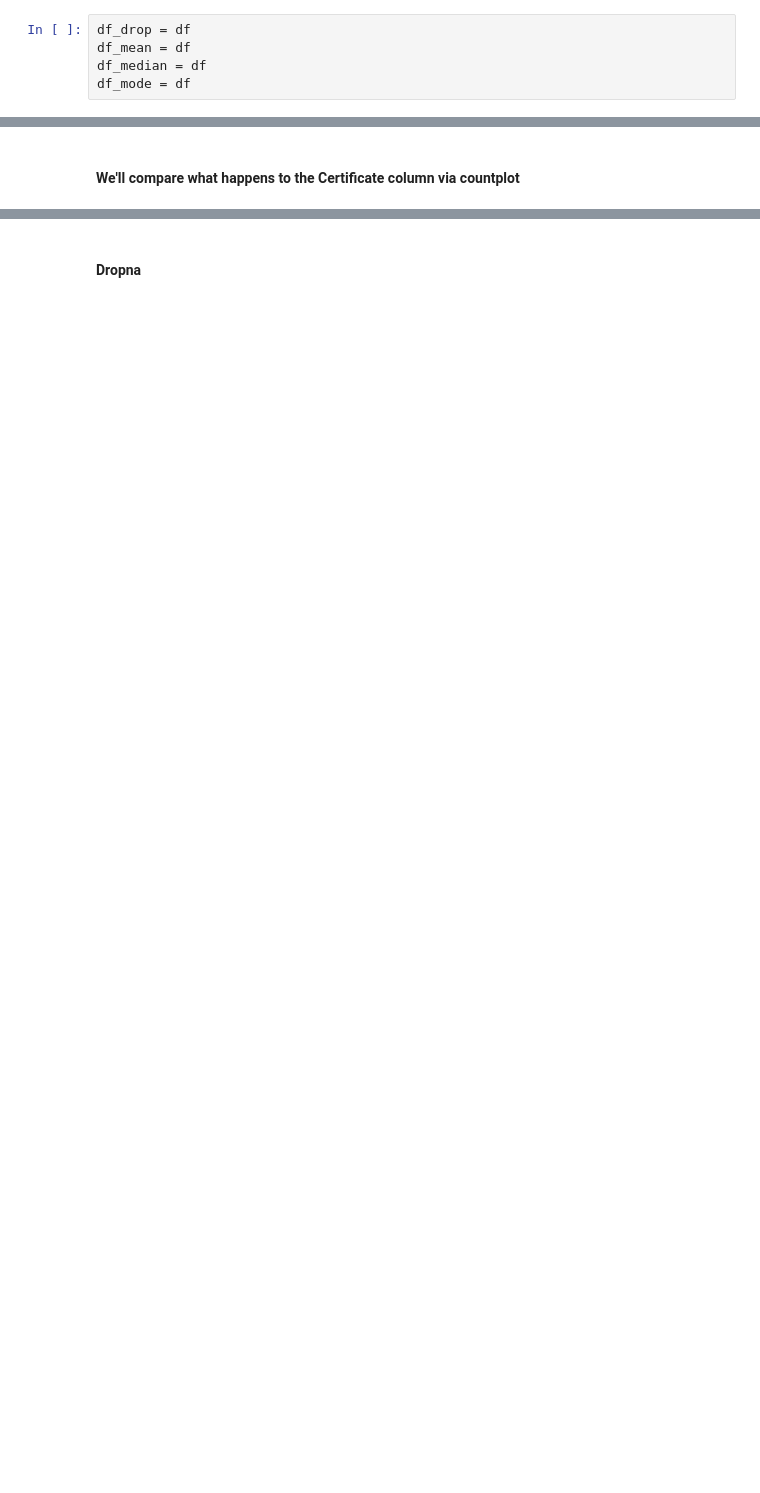
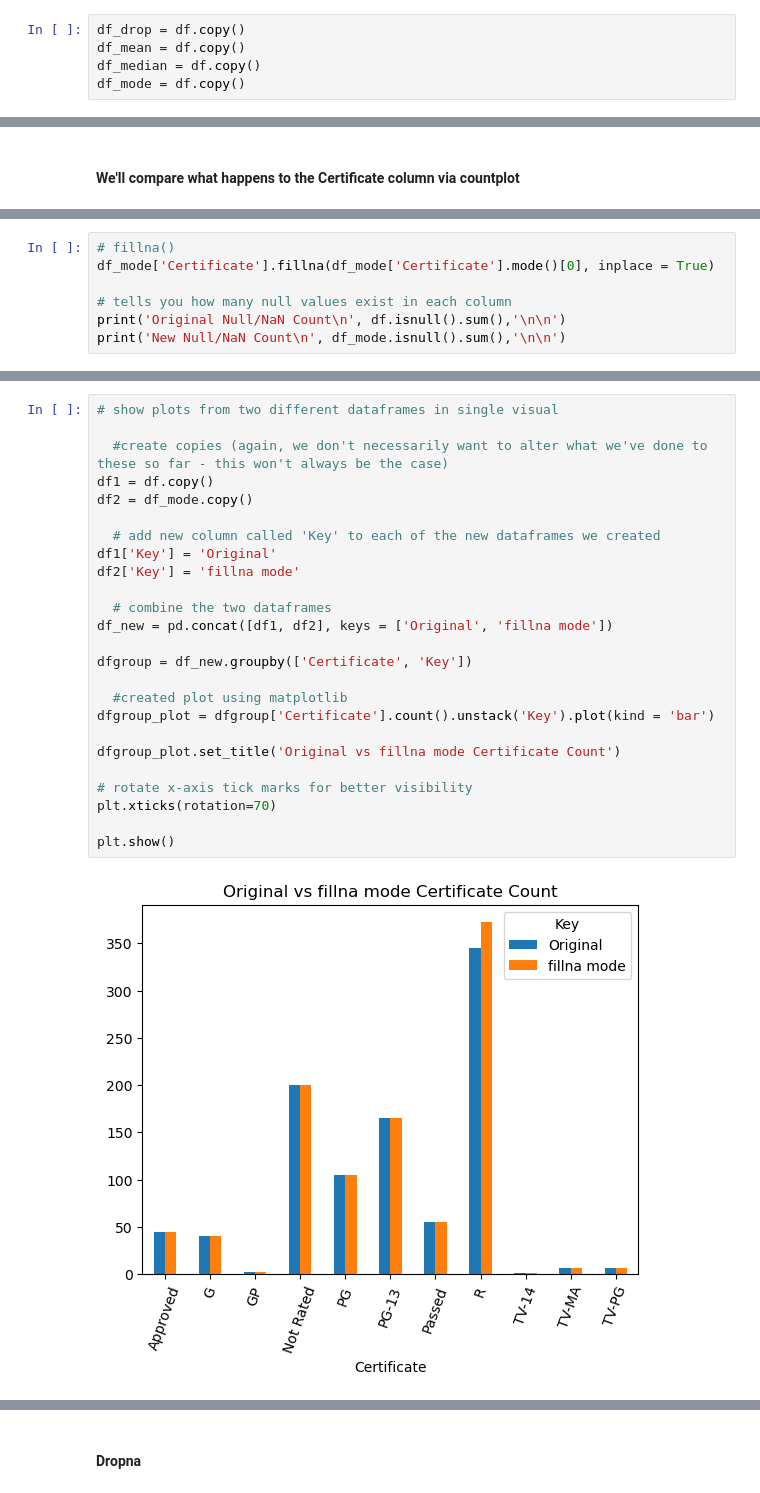
Before and after one commit to likeawednesday/TechCamp_DataViz, a Jupyter notebook: movie_ratings.ipynb, the cells around one changed output, grey strips where cells are left out. Cells and saved outputs as stored; diff of their text form; blank space fills up the shorter version.

```diff
--- a/movie_ratings.ipynb
+++ b/movie_ratings.ipynb
@@ -185,5 +186,5 @@ Binning is useful for creating groups of rows with similar (but not identical) v
 # %%
-df_drop = df
-df_mean = df
-df_median = df
-df_mode = df
+df_drop = df.copy()
+df_mean = df.copy()
+df_median = df.copy()
+df_mode = df.copy()
@@ -214,0 +223,7 @@ AttributeError: 'Text' object has no attribute 'bar_label'
+# %%
+# fillna()
+df_mode['Certificate'].fillna(df_mode['Certificate'].mode()[0], inplace = True)
+
+# tells you how many null values exist in each column
+print('Original Null/NaN Count\n', df.isnull().sum(),'\n\n')
+print('New Null/NaN Count\n', df_mode.isnull().sum(),'\n\n')
@@ -214,0 +248,27 @@ AttributeError: 'Text' object has no attribute 'bar_label'
+# %%
+# show plots from two different dataframes in single visual
+
+  #create copies (again, we don't necessarily want to alter what we've done to these so far - this won't always be the case)
+df1 = df.copy()
+df2 = df_mode.copy()
+
+  # add new column called 'Key' to each of the new dataframes we created
+df1['Key'] = 'Original'
+df2['Key'] = 'fillna mode'
+
+  # combine the two dataframes
+df_new = pd.concat([df1, df2], keys = ['Original', 'fillna mode'])
+
+dfgroup = df_new.groupby(['Certificate', 'Key'])
+
+  #created plot using matplotlib
+dfgroup_plot = dfgroup['Certificate'].count().unstack('Key').plot(kind = 'bar')
+
+dfgroup_plot.set_title('Original vs fillna mode Certificate Count')
+
+# rotate x-axis tick marks for better visibility
+plt.xticks(rotation=70)
+
+plt.show()
+# %% [output]
+[figure, added]
```
Also changed, not shown: parts of 16 cells of this notebook.
